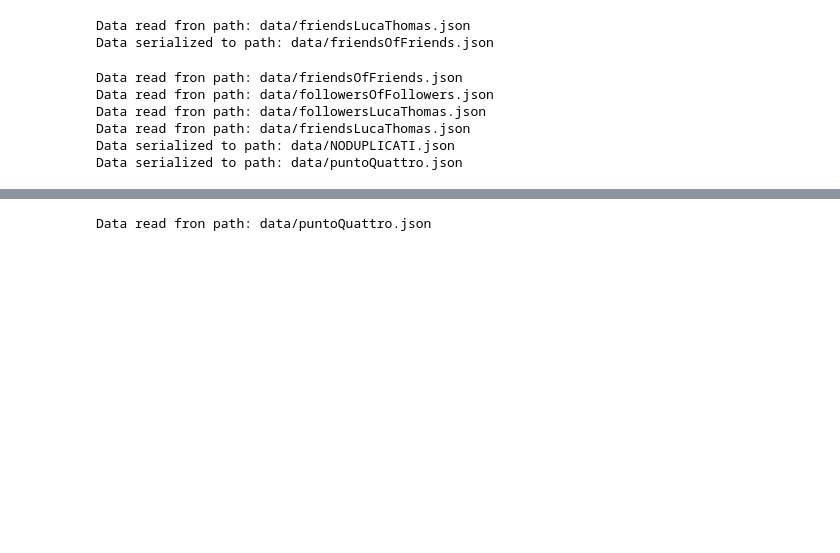
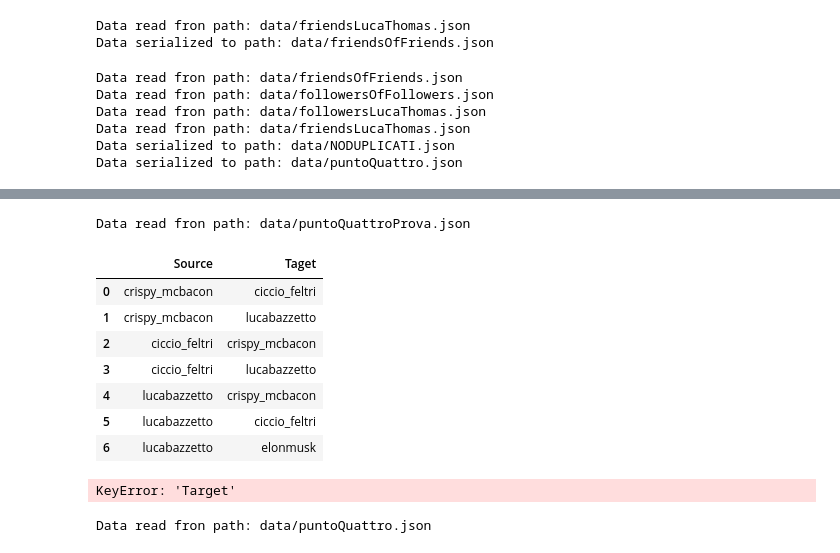
Before and after one commit to Uniud-IoT/ProgettoSC2020, a Jupyter notebook: Progetto.ipynb, the cells around one changed output, grey strips where cells are left out. Drawn from its saved outputs; the diff is of its cells as text; code cells hidden in the pictures; blank space fills up the shorter version.

```diff
--- a/Progetto.ipynb
+++ b/Progetto.ipynb
@@ -211,0 +208,28 @@ Data read fron path: data/NODUPLICATI.json
+# %%
+allDetailsFromUsers = read_json(f"{data_folder}/puntoQuattroProva.json")
+dfUsersDetails = pd.DataFrame.from_dict(allDetailsFromUsers,orient='index')
+dfUsersFriendship = pd.read_csv("sourceTarget.csv")
+display(dfUsersFriendship)
+graph = nx.Graph()
+#aggiunta membri gruppo come attributi
+graph.graph["members"] = ["Luca","Thomas","Agustin","Edoardo"]
+
+
+for index,row in dfUsersDetails.iterrows():
+    graph.add_node(row['id'], name = row['name'],screen_name=row['screen_name'],location = row['location'],followers_count = row['followers_count'],friends_count = row['friends_count'])
+
+for index, row in dfUsersFriendship.iterrows():
+    graph.add_edge(row["Source"], row["Target"])
+
+nx.write_gpickle(graph,"data/graph.pkl")
+# %% [output]
+Data read fron path: data/puntoQuattroProva.json
+|  | Source | Taget |
+| 0 | crispy_mcbacon | ciccio_feltri |
+| 1 | crispy_mcbacon | lucabazzetto |
+| 2 | ciccio_feltri | crispy_mcbacon |
+| 3 | ciccio_feltri | lucabazzetto |
+| 4 | lucabazzetto | crispy_mcbacon |
+| 5 | lucabazzetto | ciccio_feltri |
+| 6 | lucabazzetto | elonmusk |
+KeyError: 'Target'
```
Also changed, not shown: parts of 7 cells of this notebook.
